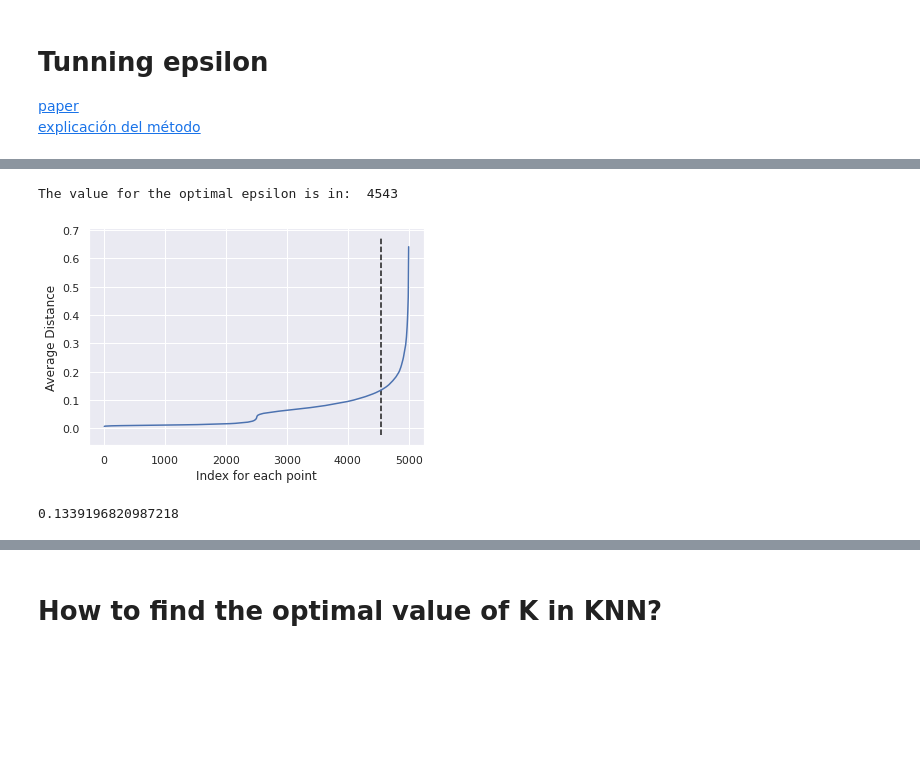
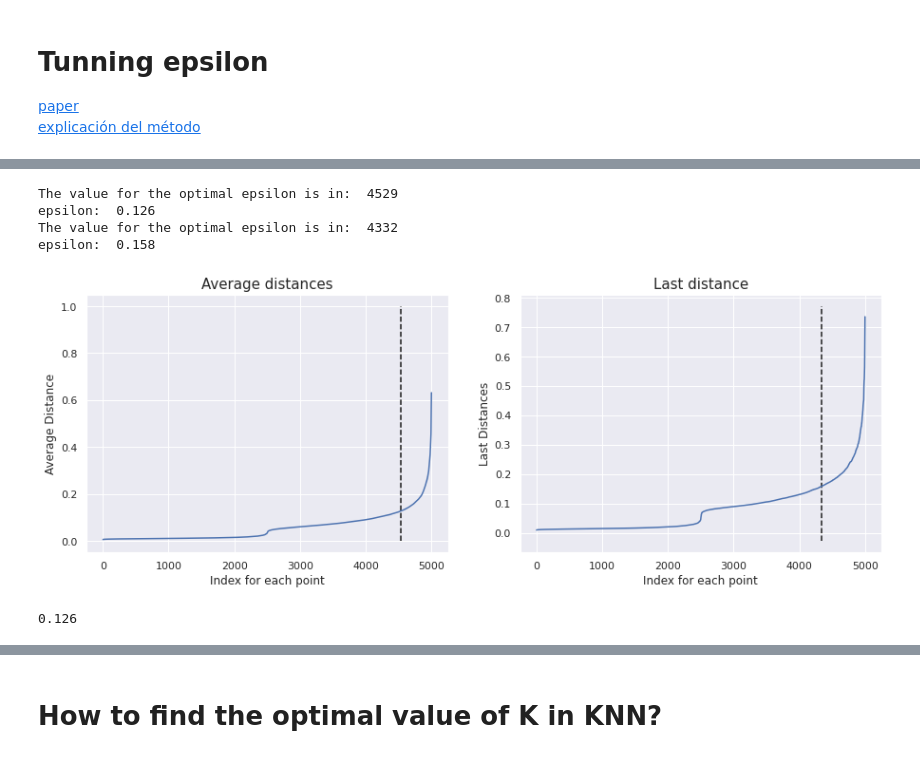
Before and after one commit to juanosalvador/Optimal-Value-for-epsilon-DBSCAN, a Jupyter notebook: Hiperparameter_Tunning_The_Optimal_Value_For_Epsilon_(EPS).ipynb, the cells around one changed output, grey strips where cells are left out. Cells and saved outputs as stored; diff of their text form; code cells hidden in the pictures; blank space fills up the shorter version.

```diff
--- a/Hiperparameter_Tunning_The_Optimal_Value_For_Epsilon_(EPS).ipynb
+++ b/Hiperparameter_Tunning_The_Optimal_Value_For_Epsilon_(EPS).ipynb
@@ -189,22 +179,44 @@ Length: 5000, dtype: float64
-# %%
-from kneed import KneeLocator
-kn = KneeLocator(range(1, len(distances1)+1) ,distances1,  curve='convex', direction='increasing')
-print('The value for the optimal epsilon is in: ', kn.knee)
-import matplotlib.pyplot as plt
-plt.xlabel('Index for each point')
-plt.ylabel('Average Distance')
-plt.plot(range(1, len(distances1)+1), distances1)
-plt.vlines(kn.knee, plt.ylim()[0], plt.ylim()[1], linestyles='dashed')
-plt.show()
-# %% [output]
-The value for the optimal epsilon is in:  4543
-[figure, removed]
+# %%
+from kneed import KneeLocator
+"""Average distances"""
+kn = KneeLocator(range(1, len(distances1)+1) ,distances1,  curve='convex', direction='increasing', S = 1,) # interp_method='polynomial'
+print('The value for the optimal epsilon is in: ', kn.knee)
+print('epsilon: ' ,  round(distances1[kn.knee],3))
+
+""" Last kneighbors distances"""
+kn2 = KneeLocator(range(1, len(distances_last)+1), distances_last, curve = 'convex', direction='increasing', S=1,interp_method='polynomial') # interp_method='polynomial'
+print('The value for the optimal epsilon is in: ', kn2.knee)
+print('epsilon: ' , round(distances_last[kn2.knee],3))
+
+# Graficamos
+fig, axes = plt.subplots(1, 2, figsize=(15,5))
+
+axes[0].plot(range(1, len(distances1)+1), distances1)
+axes[0].set_title('Average distances', fontsize=15)
+axes[0].set_ylabel('Average Distance')
+axes[0].set_xlabel('Index for each point')
+axes[0].vlines(kn.knee, plt.ylim()[0], plt.ylim()[1], linestyles='dashed')
+#axes[0].tick_params(axis='both', labelsize=12)
+
+axes[1].plot(range(1, len(distances_last)+1),distances_last)
+axes[1].set_title('Last distance', fontsize=15)
+axes[1].set_ylabel('Last Distances')
+axes[1].set_xlabel('Index for each point')
+axes[1].vlines(kn2.knee, plt.ylim()[0], plt.ylim()[1], linestyles='dashed')
+
+plt.show()
+# %% [output]
+The value for the optimal epsilon is in:  4529
+epsilon:  0.126
+The value for the optimal epsilon is in:  4332
+epsilon:  0.158
+[figure, added]
 # %%
 distancia = kn.knee
-epsilon = distances1[distancia]
+epsilon = round(distances1[distancia],3)
 epsilon
 # %% [output]
-0.1339196820987218
+0.126
 # %%
  #### DBSCAN Datos Escalados###
  ##DBSCAN
```
Also changed, not shown: parts of 13 cells of this notebook.
